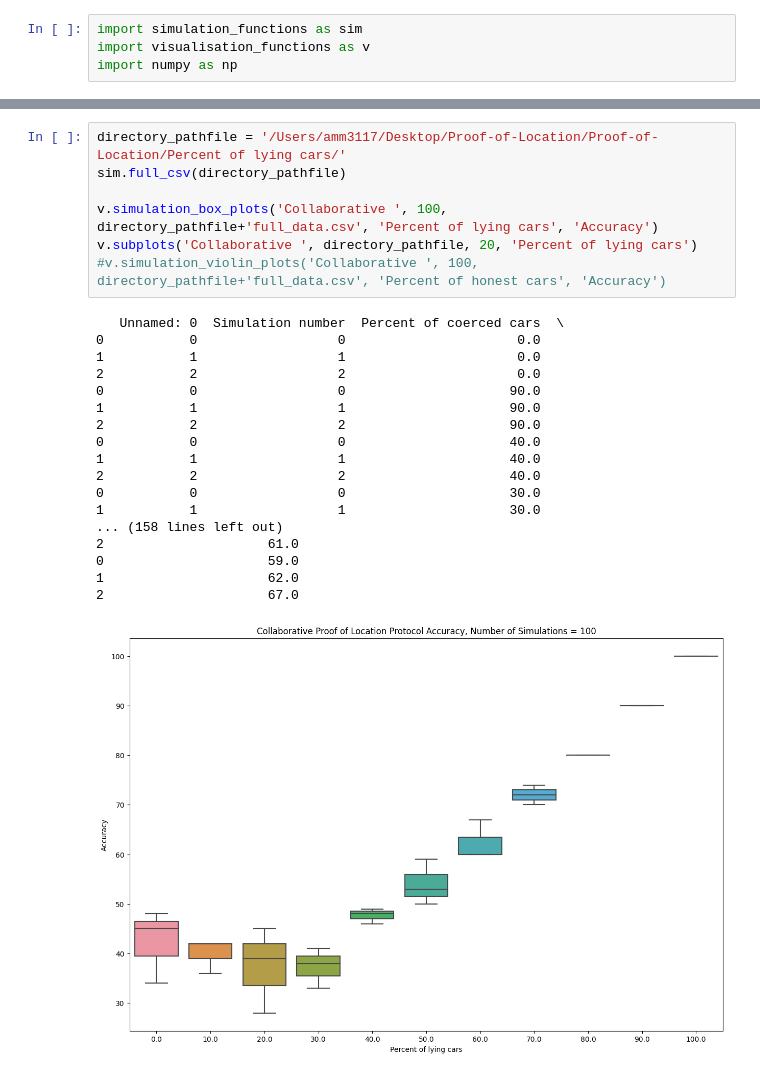
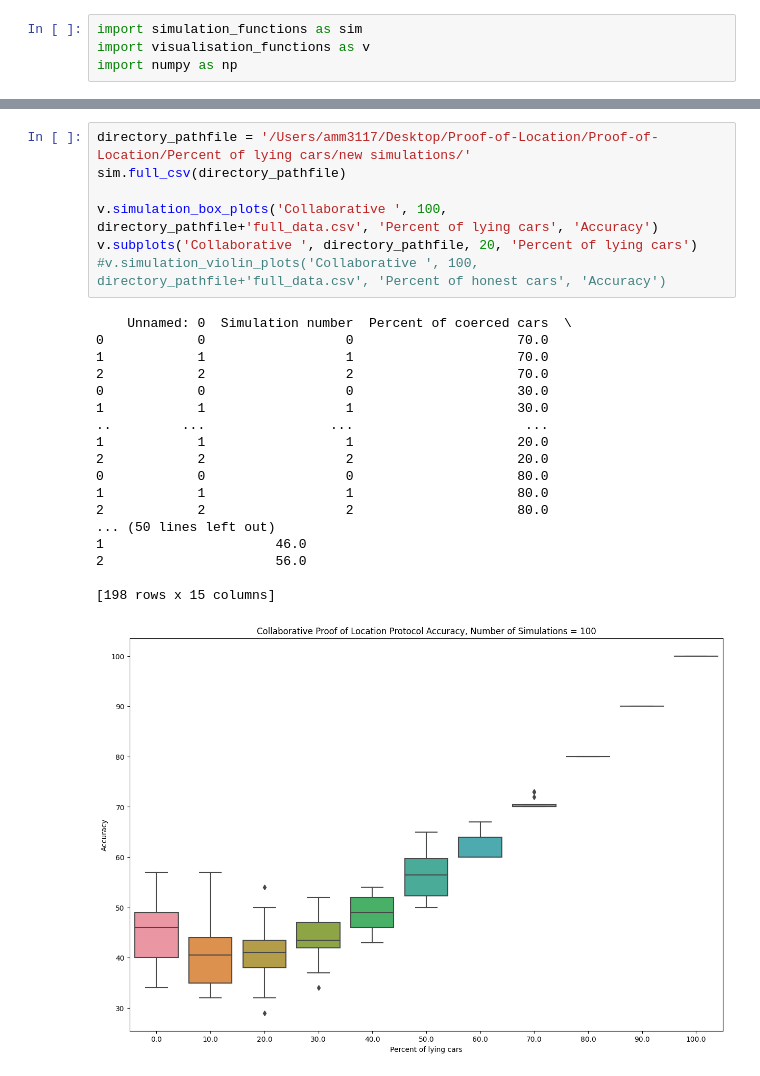
Before and after one commit to aidamanzano/Proof-of-Location, a Jupyter notebook: new_simulations.ipynb, the cells around one changed output, grey strips where cells are left out. Drawn from its saved outputs; the diff is of its cells as text.

Commit message:
more simulations

```diff
--- a/new_simulations.ipynb
+++ b/new_simulations.ipynb
@@ -49,26 +61,26 @@ pathfile = /Users/amm3117/Desktop/Proof-of-Location/Proof-of-Location/Percent of
 # %%
-directory_pathfile = '/Users/amm3117/Desktop/Proof-of-Location/Proof-of-Location/Percent of lying cars/'
+directory_pathfile = '/Users/amm3117/Desktop/Proof-of-Location/Proof-of-Location/Percent of lying cars/new simulations/'
 sim.full_csv(directory_pathfile)
 
 v.simulation_box_plots('Collaborative ', 100, directory_pathfile+'full_data.csv', 'Percent of lying cars', 'Accuracy')
 v.subplots('Collaborative ', directory_pathfile, 20, 'Percent of lying cars')
 #v.simulation_violin_plots('Collaborative ', 100, directory_pathfile+'full_data.csv', 'Percent of honest cars', 'Accuracy')
 # %% [output]
-   Unnamed: 0  Simulation number  Percent of coerced cars  \
-0           0                  0                      0.0
-1           1                  1                      0.0
-2           2                  2                      0.0
-0           0                  0                     90.0
-1           1                  1                     90.0
-2           2                  2                     90.0
-0           0                  0                     40.0
-1           1                  1                     40.0
-2           2                  2                     40.0
-0           0                  0                     30.0
-1           1                  1                     30.0
-... (158 lines left out)
-2                     61.0
-0                     59.0
-1                     62.0
-2                     67.0
+    Unnamed: 0  Simulation number  Percent of coerced cars  \
+0            0                  0                     70.0
+1            1                  1                     70.0
+2            2                  2                     70.0
+0            0                  0                     30.0
+1            1                  1                     30.0
+..         ...                ...                      ...
+1            1                  1                     20.0
+2            2                  2                     20.0
+0            0                  0                     80.0
+1            1                  1                     80.0
+2            2                  2                     80.0
+... (50 lines left out)
+1                      46.0
+2                      56.0
+
+[198 rows x 15 columns]
-[figure, old version]
+[figure, new version]
```
Also changed, not shown: parts of 2 cells of this notebook, 2 other files.
